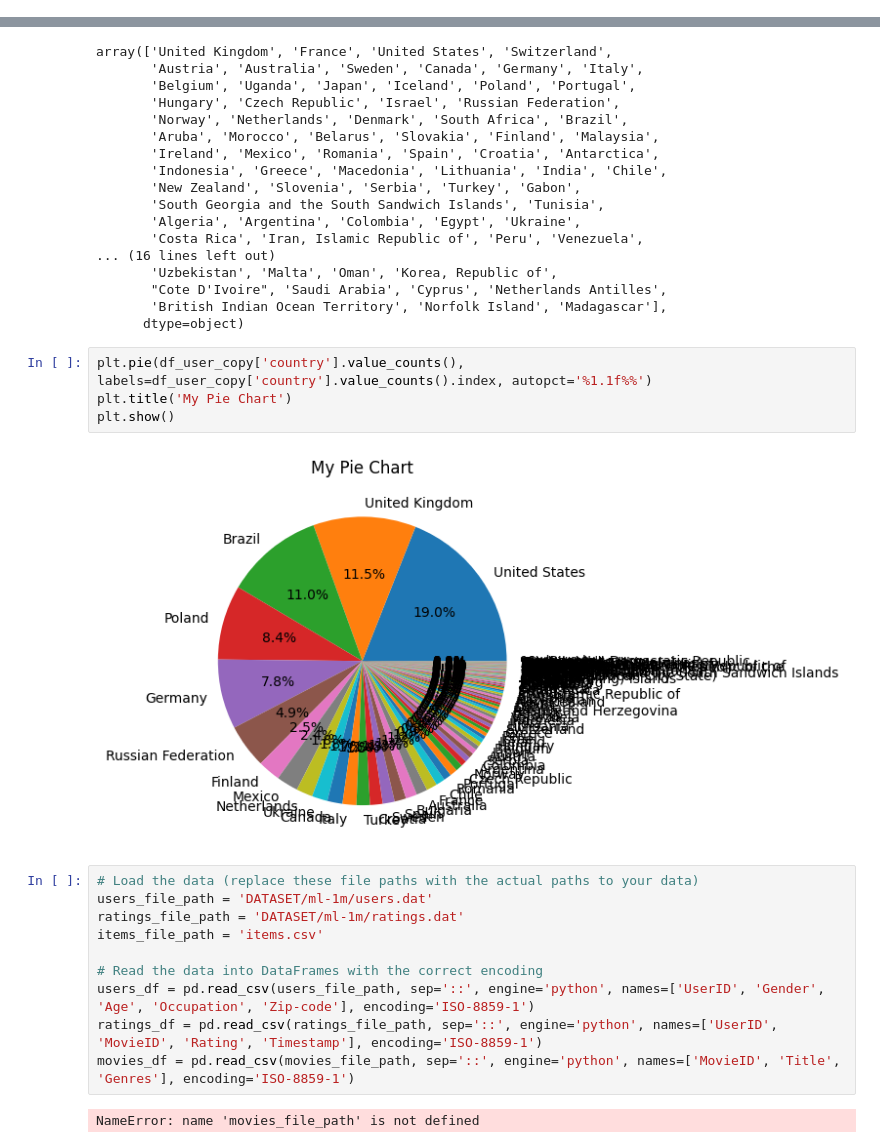
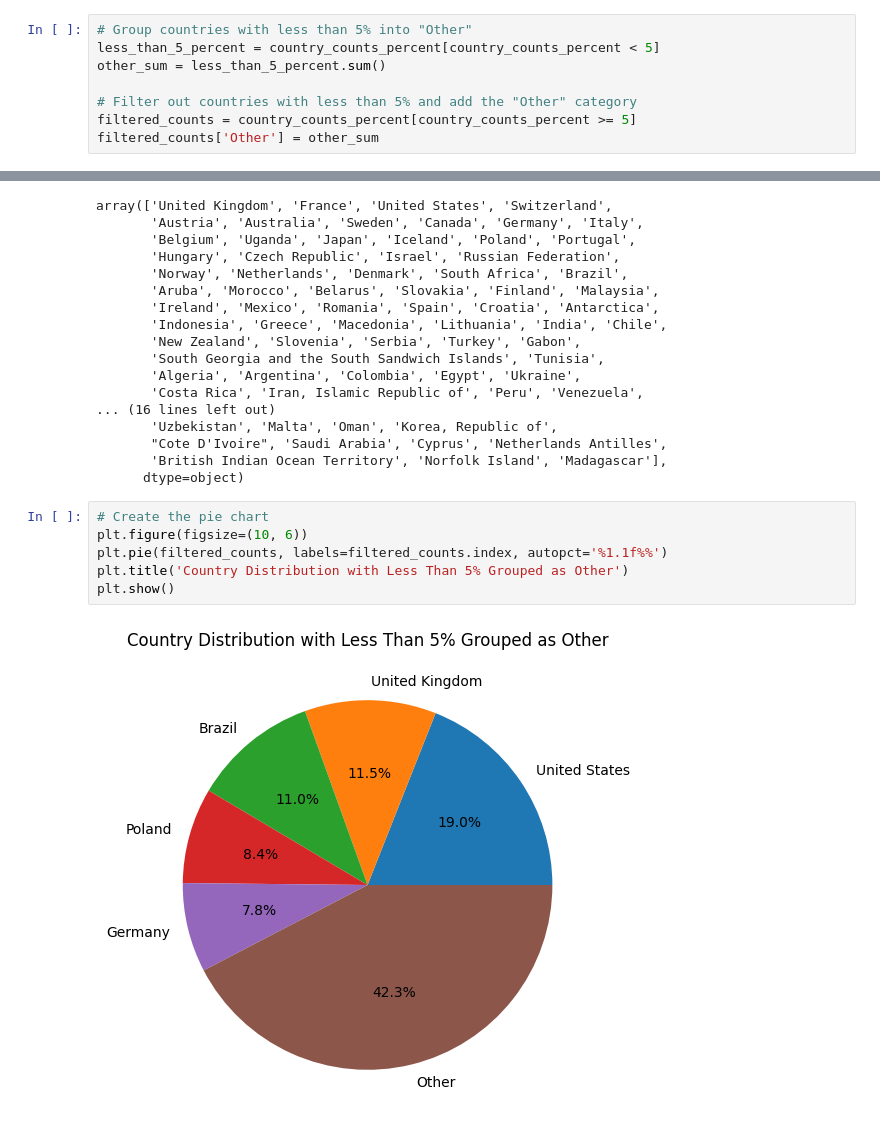
Before and after one commit to ayalaa04/BiasedUserHistorySynthesisFork, a Jupyter notebook: viz.ipynb, the cells around one changed output, grey strips where cells are left out. Drawn from its saved outputs; the diff is of its cells as text.

```diff
--- a/viz.ipynb
+++ b/viz.ipynb
@@ -247,3 +225,11 @@ less_than
+# %%
+# Group countries with less than 5% into "Other"
+less_than_5_percent = country_counts_percent[country_counts_percent < 5]
+other_sum = less_than_5_percent.sum()
+
+# Filter out countries with less than 5% and add the "Other" category
+filtered_counts = country_counts_percent[country_counts_percent >= 5]
+filtered_counts['Other'] = other_sum
 # %%
 df_user_copy['country'].unique()
 # %% [output]
@@ -264,21 +250,11 @@ array(['United Kingdom', 'France', 'United States', 'Switzerland',
        "Cote D'Ivoire", 'Saudi Arabia', 'Cyprus', 'Netherlands Antilles',
        'British Indian Ocean Territory', 'Norfolk Island', 'Madagascar'],
       dtype=object)
-# %%
-plt.pie(df_user_copy['country'].value_counts(), labels=df_user_copy['country'].value_counts().index, autopct='%1.1f%%')
-plt.title('My Pie Chart')
-plt.show()
-# %% [output]
-[figure, removed]
-# %%
-# Load the data (replace these file paths with the actual paths to your data)
-users_file_path = 'DATASET/ml-1m/users.dat'
-ratings_file_path = 'DATASET/ml-1m/ratings.dat'
-items_file_path = 'items.csv'
-
-# Read the data into DataFrames with the correct encoding
-users_df = pd.read_csv(users_file_path, sep='::', engine='python', names=['UserID', 'Gender', 'Age', 'Occupation', 'Zip-code'], encoding='ISO-8859-1')
-ratings_df = pd.read_csv(ratings_file_path, sep='::', engine='python', names=['UserID', 'MovieID', 'Rating', 'Timestamp'], encoding='ISO-8859-1')
-movies_df = pd.read_csv(movies_file_path, sep='::', engine='python', names=['MovieID', 'Title', 'Genres'], encoding='ISO-8859-1')
-# %% [output]
-NameError: name 'movies_file_path' is not defined
+# %%
+# Create the pie chart
+plt.figure(figsize=(10, 6))
+plt.pie(filtered_counts, labels=filtered_counts.index, autopct='%1.1f%%')
+plt.title('Country Distribution with Less Than 5% Grouped as Other')
+plt.show()
+# %% [output]
+[figure, added]
```
Also changed, not shown: parts of 2 cells of this notebook.
